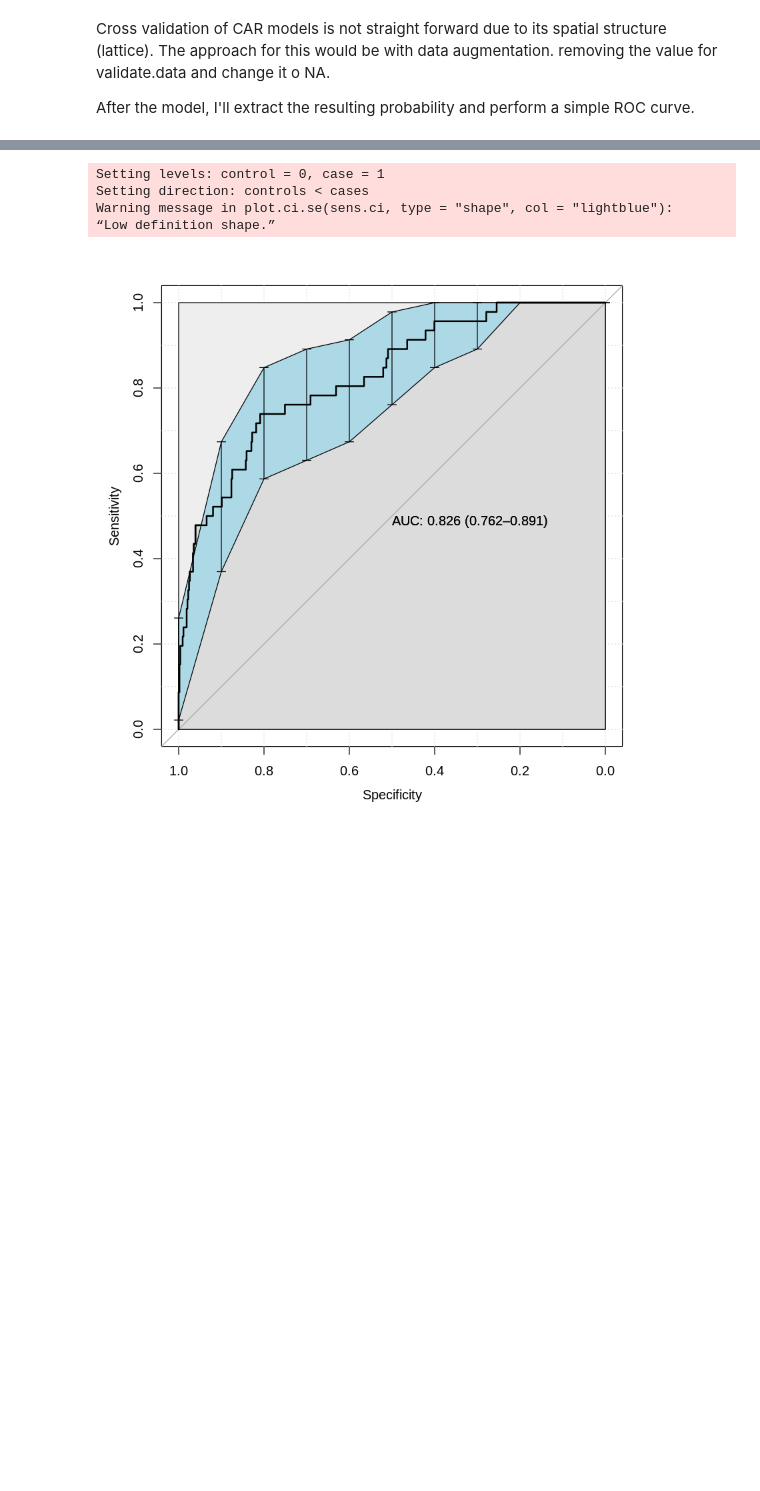
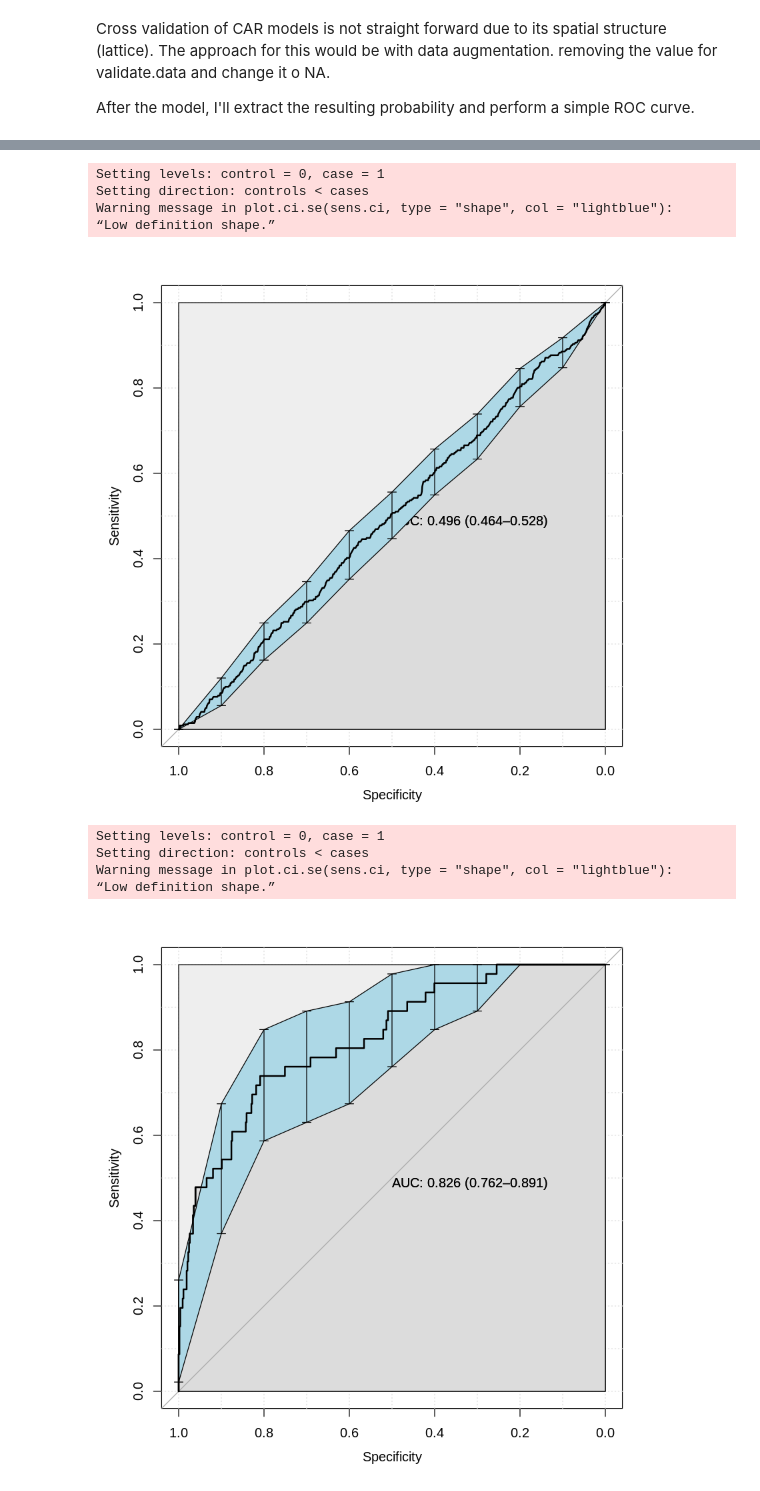
Before and after one commit to molgor/CAR-1SDM, a Jupyter notebook: biospytial.rwrapper/notebooks/CAR_models/model1/[Joint Model 1] CAR model-independent-CrossValidation.ipynb, the cells around one changed output, grey strips where cells are left out. Saved outputs shown, nothing was run; the diff lists cells and outputs as text; code cells hidden in the pictures; blank space fills up the shorter version.

```diff
--- a/biospytial.rwrapper/notebooks/CAR_models/model1/[Joint Model 1] CAR model-independent-CrossValidation.ipynb
+++ b/biospytial.rwrapper/notebooks/CAR_models/model1/[Joint Model 1] CAR model-independent-CrossValidation.ipynb
@@ -145,3 +227,18 @@ The following objects are masked from ‘package:stats’:
+# %%
+pROC_obj <- roc(DataFrame$presences,DataFrame$predicted_values_CV,
+               smoothed= TRUE,
+               ci = TRUE, ci.alpha=0.9, stratified=FALSE,
+               plot=TRUE, auc.polygon=TRUE, max.auc.polygon=TRUE, grid=TRUE,
+               print.auc=TRUE, show.thres=TRUE)
+sens.ci <- ci.se(pROC_obj)
+plot(sens.ci,type="shape",col="lightblue")
+plot(sens.ci, type="bars")
+# %% [output]
+Setting levels: control = 0, case = 1
+Setting direction: controls < cases
+Warning message in plot.ci.se(sens.ci, type = "shape", col = "lightblue"):
+“Low definition shape.”
+[figure, added]
 # %%
 predicted.probability = results$fitted.values[validate$Fold1]
 # %%
```
Also changed, not shown: parts of 13 cells of this notebook.
